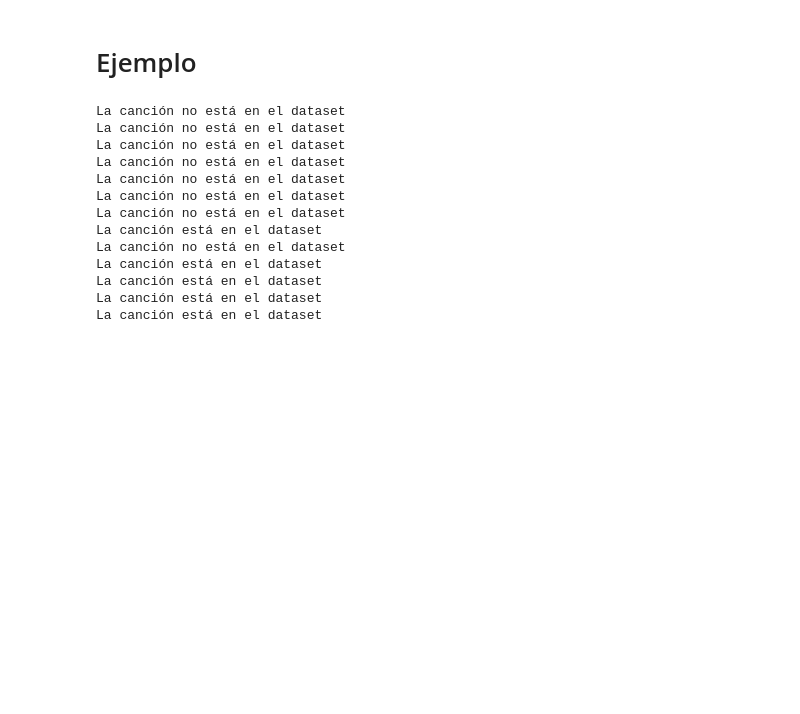
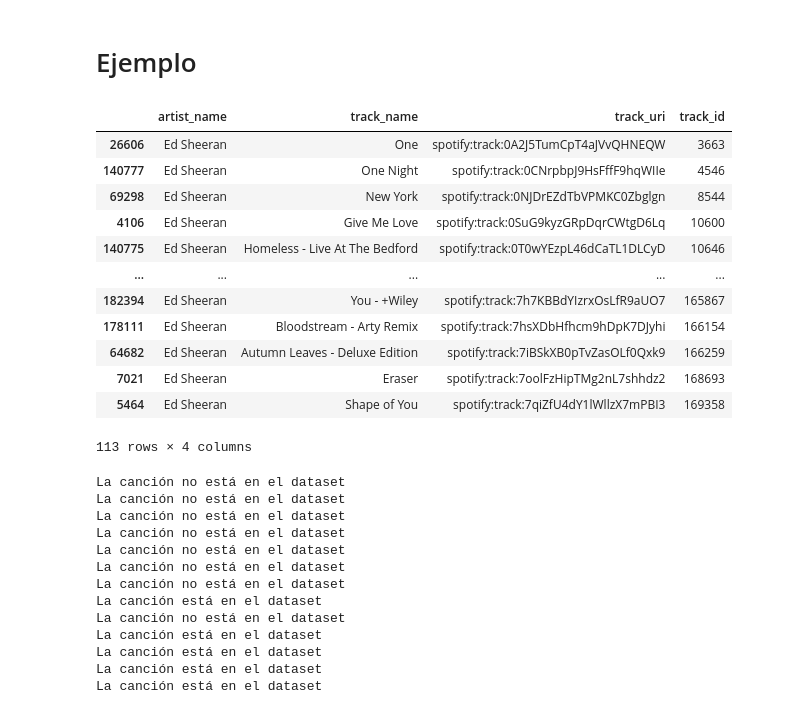
Before and after one commit to JavoAlejandro/Spotify_million_proj, a Jupyter notebook: Final.ipynb, the cells around one changed output. Cells and saved outputs as stored; diff of their text form; code cells hidden in the pictures; blank space fills up the shorter version.

```diff
--- a/Final.ipynb
+++ b/Final.ipynb
@@ -581,3 +583,19 @@ pares = expanded_tracks_df[["artist_name","track_name","track_uri","track_id"]].
+# %%
+pares[pares["artist_name"] == "Ed Sheeran"]
+# %% [output]
+|  | artist_name | track_name | track_uri | track_id |
+| 26606 | Ed Sheeran | One | spotify:track:0A2J5TumCpT4aJVvQHNEQW | 3663 |
+| 140777 | Ed Sheeran | One Night | spotify:track:0CNrpbpJ9HsFffF9hqWIIe | 4546 |
+| 69298 | Ed Sheeran | New York | spotify:track:0NJDrEZdTbVPMKC0Zbglgn | 8544 |
+| 4106 | Ed Sheeran | Give Me Love | spotify:track:0SuG9kyzGRpDqrCWtgD6Lq | 10600 |
+| 140775 | Ed Sheeran | Homeless - Live At The Bedford | spotify:track:0T0wYEzpL46dCaTL1DLCyD | 10646 |
+| ... | ... | ... | ... | ... |
+| 182394 | Ed Sheeran | You - +Wiley | spotify:track:7h7KBBdYIzrxOsLfR9aUO7 | 165867 |
+| 178111 | Ed Sheeran | Bloodstream - Arty Remix | spotify:track:7hsXDbHfhcm9hDpK7DJyhi | 166154 |
+| 64682 | Ed Sheeran | Autumn Leaves - Deluxe Edition | spotify:track:7iBSkXB0pTvZasOLf0Qxk9 | 166259 |
+| 7021 | Ed Sheeran | Eraser | spotify:track:7oolFzHipTMg2nL7shhdz2 | 168693 |
+| 5464 | Ed Sheeran | Shape of You | spotify:track:7qiZfU4dY1lWllzX7mPBI3 | 169358 |
+113 rows × 4 columns
 # %%
 trackname_id = {(row['artist_name'], row['track_name']): row['track_id'] for _, row in pares.iterrows()}
 id_trackname = {row['track_id']: (row['artist_name'], row['track_name']) for _, row in pares.iterrows()}
```
Also changed, not shown: parts of 7 cells of this notebook.
